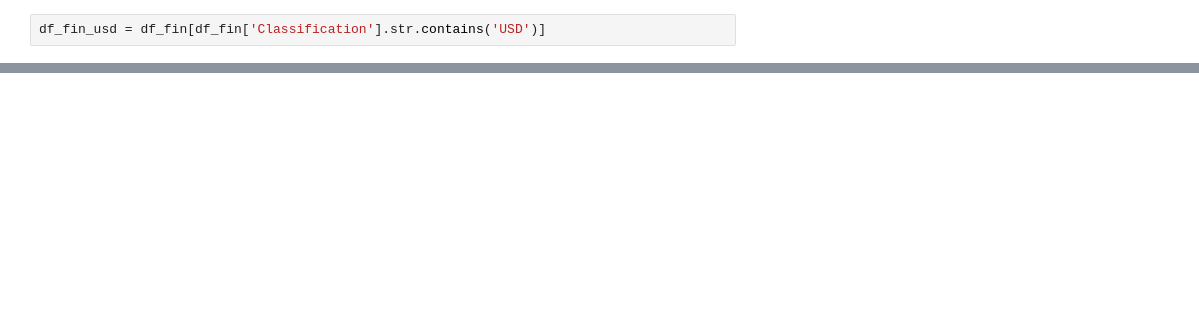
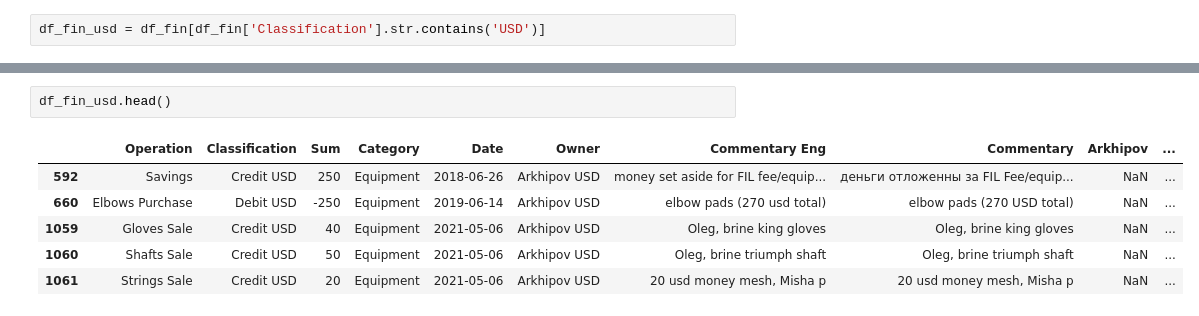
Before and after one commit to Unclegeenoo/Data-Science-Portfolio, a Jupyter notebook: Python_Projects/exploratory financial analysis usd.ipynb, the cells around one changed output, grey strips where cells are left out. Drawn from its saved outputs; the diff is of its cells as text; blank space fills up the shorter version.

```diff
--- a/Python_Projects/exploratory financial analysis usd.ipynb
+++ b/Python_Projects/exploratory financial analysis usd.ipynb
@@ -27,0 +119,9 @@ df_fin_rub.info()
+# %%
+df_fin_usd.head()
+# %% [output]
+|  | Operation | Classification | Sum | Category | Date | Owner | Commentary Eng | Commentary | Arkhipov | ... |
+| 592 | Savings | Credit USD | 250 | Equipment | 2018-06-26 | Arkhipov USD | money set aside for FIL fee/equip... | деньги отложенны за FIL Fee/equip... | NaN | ... |
+| 660 | Elbows Purchase | Debit USD | -250 | Equipment | 2019-06-14 | Arkhipov USD | elbow pads (270 usd total) | elbow pads (270 USD total) | NaN | ... |
+| 1059 | Gloves Sale | Credit USD | 40 | Equipment | 2021-05-06 | Arkhipov USD | Oleg, brine king gloves | Oleg, brine king gloves | NaN | ... |
+| 1060 | Shafts Sale | Credit USD | 50 | Equipment | 2021-05-06 | Arkhipov USD | Oleg, brine triumph shaft | Oleg, brine triumph shaft | NaN | ... |
+| 1061 | Strings Sale | Credit USD | 20 | Equipment | 2021-05-06 | Arkhipov USD | 20 usd money mesh, Misha p | 20 usd money mesh, Misha p | NaN | ... |
```
Also changed, not shown: parts of 92 cells of this notebook, 1 other file.
